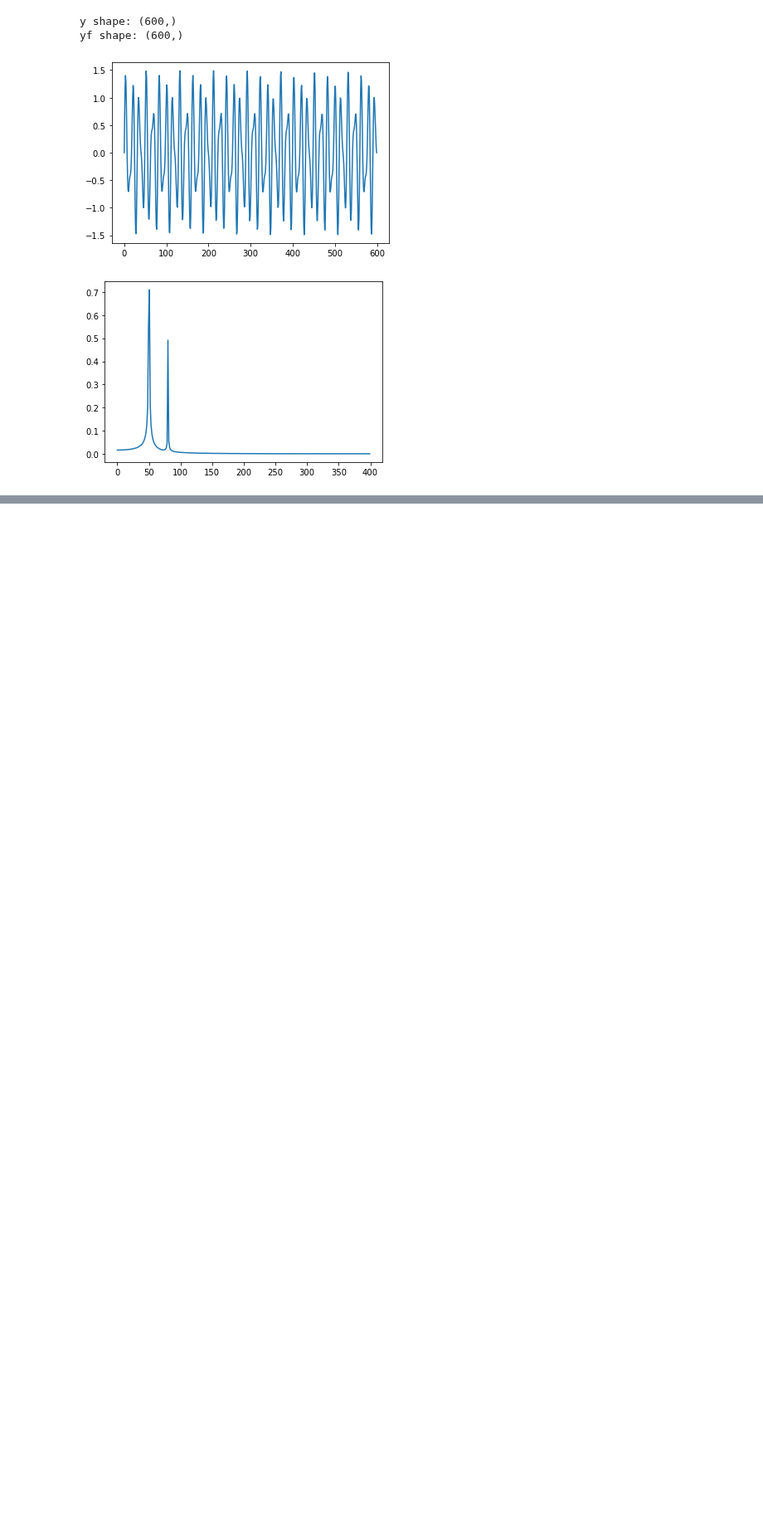
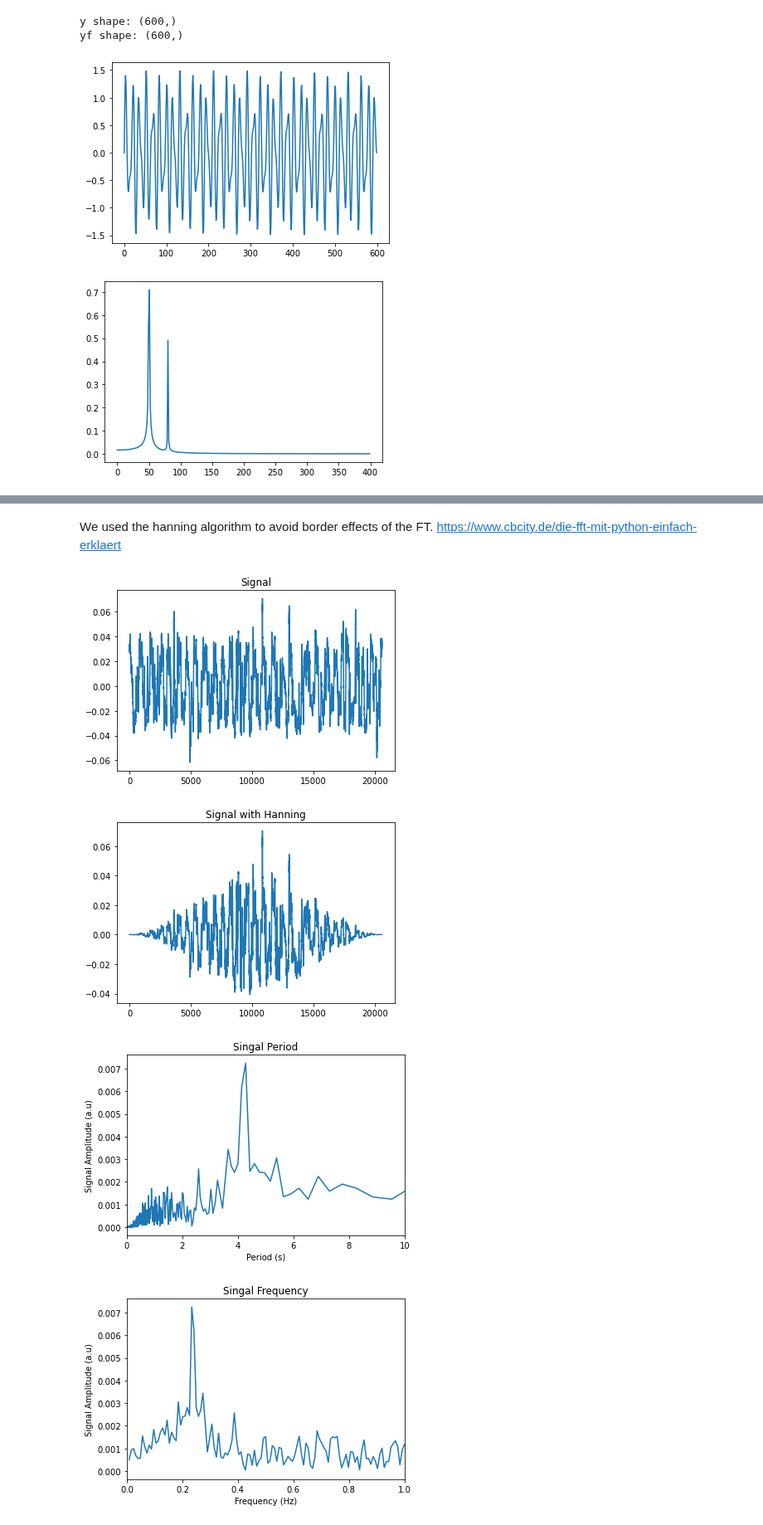
Before and after one commit to leonkontorovich/centerline_behavior_annotation, a Jupyter notebook: FourierTransform.ipynb, the cells around one changed output, grey strips where cells are left out. Shown at 83% size. Cells and saved outputs as stored; diff of their text form; code cells hidden in the pictures; blank space fills up the shorter version.

```diff
--- a/FourierTransform.ipynb
+++ b/FourierTransform.ipynb
@@ -61,5 +32,0 @@ df.head(2)
-# %%
-#csv_filepath='/groups/zimmer/Ulises/code/skeleton_outputs/new/second_der_np_new.csv'
-csv_filepath='/groups/zimmer/Ulises/code/skeleton_outputs/new2/csv_writerK.csv'
-
-K = np.genfromtxt(csv_filepath, delimiter=',')
@@ -136,0 +35,42 @@ plt.plot(yf)
+# %% [markdown]
+We used the hanning algorithm to avoid border effects of the FT.
+https://www.cbcity.de/die-fft-mit-python-einfach-erklaert
+# %%
+#segment=np.median(K[:,50:60],axis=1)
+#number of sample points
+y=K[:,5]
+N=len(y)
+hann=np.hanning(N)
+#sample spacing
+T=1.0/167.0
+x=np.linspace(0.0, N*T, N)
+yf=scipy.fftpack.fft(y*hann)
+
+xf=np.linspace(0.0, 1.0//(2.0*T), N//2)
+#xf=scipy.fftpack.fftfreq(N,T)
+y_axis=2.0/N * np.abs(yf[:N//2])
+plt.plot(y)
+plt.title('Signal')
+plt.show()
+plt.plot(y*hann)
+plt.title('Signal with Hanning')
+plt.show()
+plt.plot(1/xf[1:N//2], 2.0/N * np.abs(yf[1:N//2]))
+plt.xlim(0,max(xf[1:N//2]))
+plt.xlim(0,10)
+plt.title('Singal Period')
+plt.xlabel('Period (s)')
+plt.ylabel('Signal Amplitude (a.u)')
+plt.show()
+plt.plot(xf[1:N//2], 2.0/N * np.abs(yf[1:N//2]))
+plt.xlim(0,max(xf[1:N//2]))
+plt.xlim(0,1)
+plt.title('Singal Frequency')
+plt.ylabel('Signal Amplitude (a.u)')
+plt.xlabel('Frequency (Hz)')
+plt.show()
+# %% [output]
+[figure, added]
+[figure, added]
+[figure, added]
+[figure, added]
```
Also changed, not shown: parts of 18 cells of this notebook.
